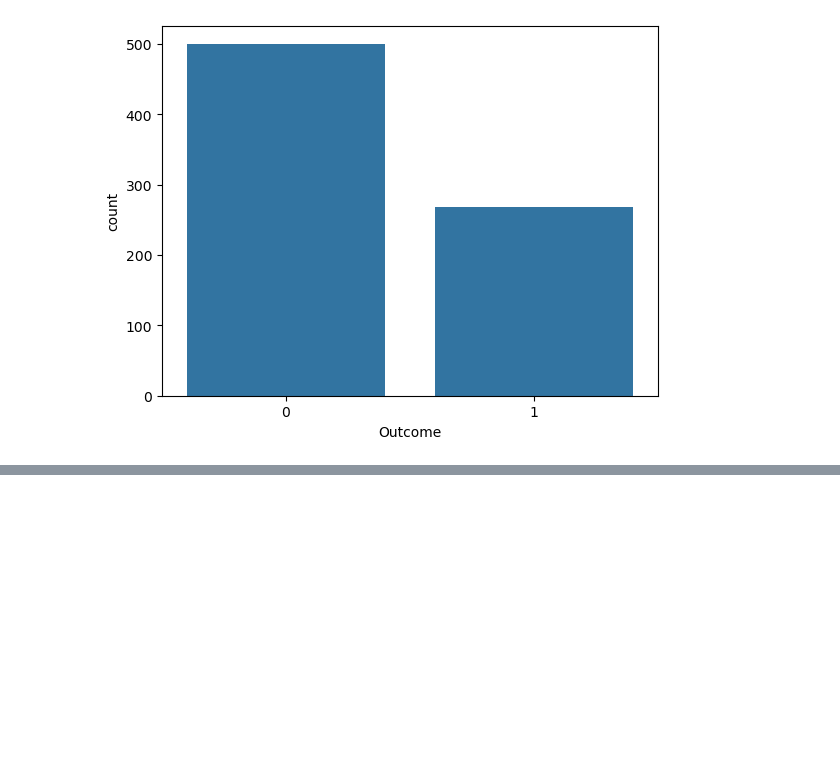
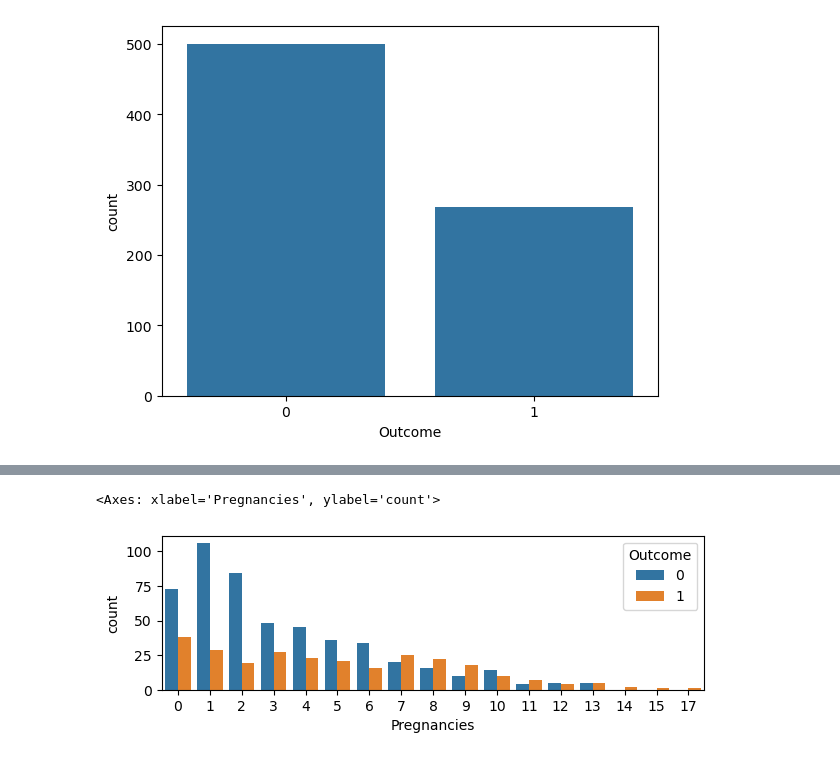
Before and after one commit to Arshiyatabassun/numpylmsrecordingDatamites, a Jupyter notebook: Logistic Regression.ipynb, the cells around one changed output, grey strips where cells are left out. Saved outputs shown, nothing was run; the diff lists cells and outputs as text; code cells hidden in the pictures; blank space fills up the shorter version.

```diff
--- a/Logistic Regression.ipynb
+++ b/Logistic Regression.ipynb
@@ -145,0 +164,7 @@ sns.countplot(x=data.Outcome)
+# %%
+#Bivariant
+plt.figure(figsize=(7,2))
+sns.countplot(data=data ,x='Pregnancies' ,hue='Outcome')
+# %% [output]
+<Axes: xlabel='Pregnancies', ylabel='count'>
+[figure, added]
```
Also changed, not shown: parts of 10 cells of this notebook.
